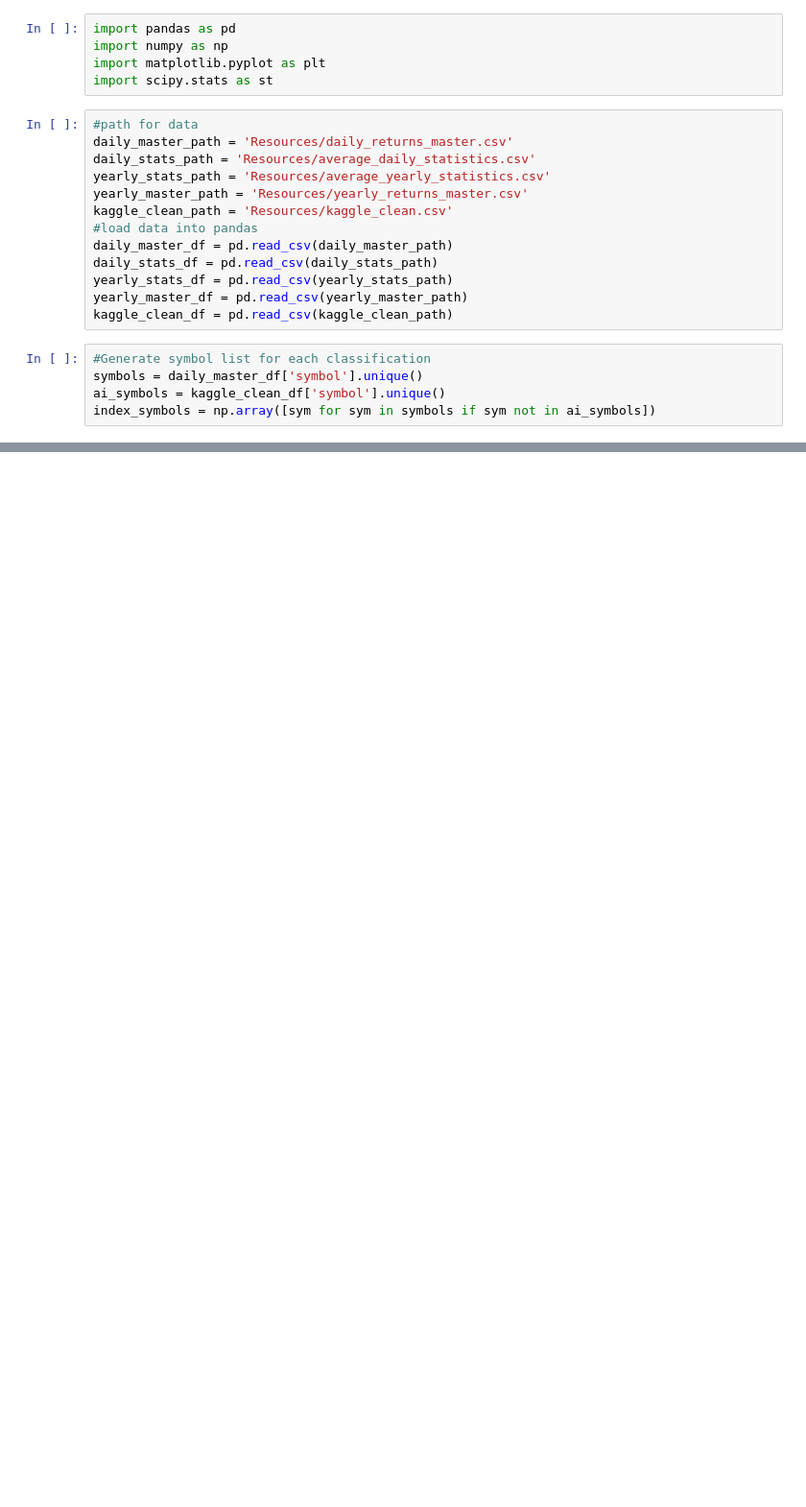
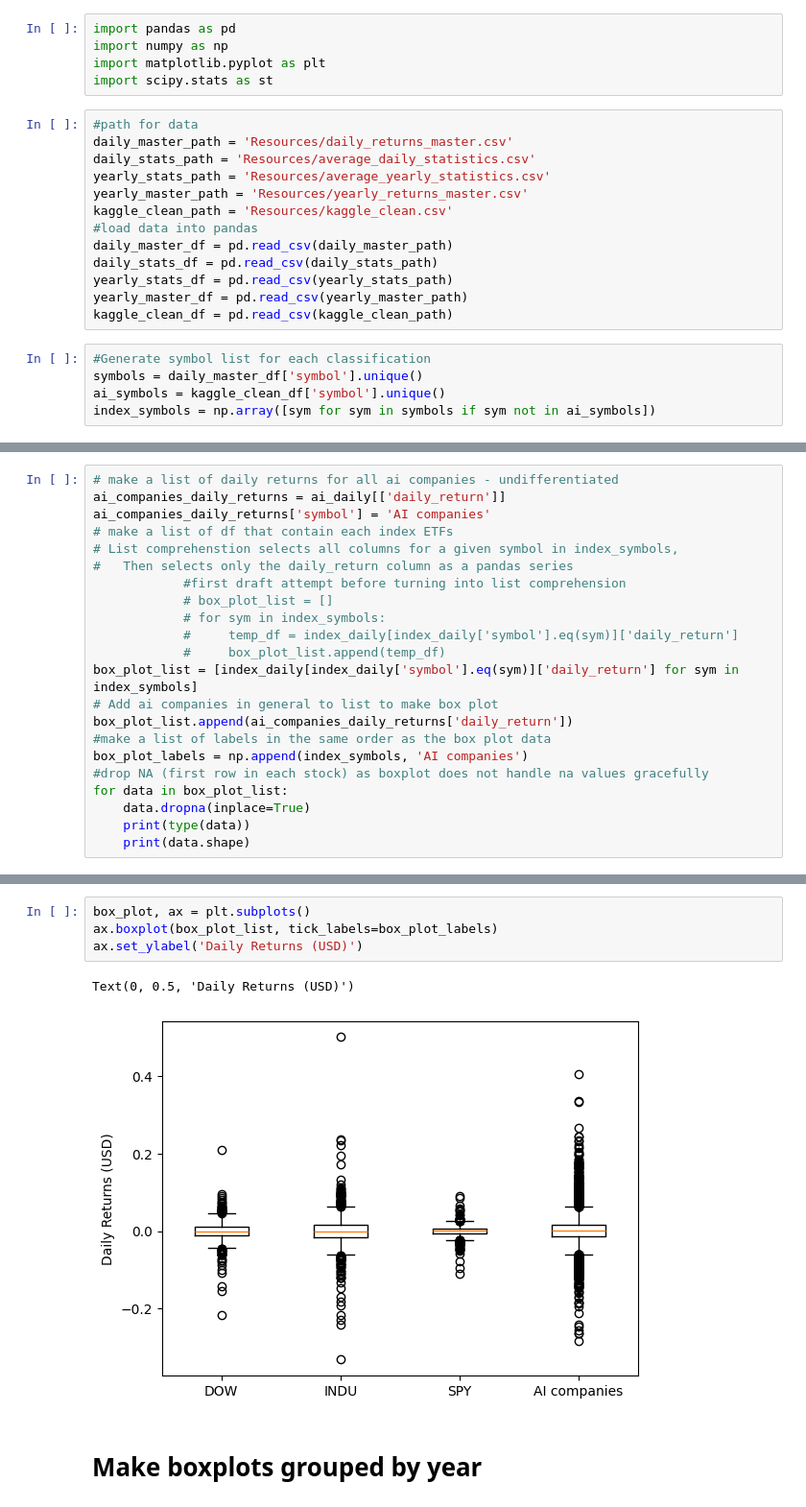
Before and after one commit to Nate-Sheibley/Top-10-AI-stocks-5y-overview, a Jupyter notebook: AIStocksProject/box_plts&anova_tests.ipynb, the cells around one changed output, grey strips where cells are left out. Shown at 96% size. Drawn from its saved outputs; the diff is of its cells as text; blank space fills up the shorter version.

Commit message:
box plot for all years complete, started per year

```diff
--- a/AIStocksProject/box_plts&anova_tests.ipynb
+++ b/AIStocksProject/box_plts&anova_tests.ipynb
@@ -43,0 +47,22 @@ fig, ax = plt.subplots()
+# %%
+# make a list of daily returns for all ai companies - undifferentiated
+ai_companies_daily_returns = ai_daily[['daily_return']]
+ai_companies_daily_returns['symbol'] = 'AI companies'
+# make a list of df that contain each index ETFs
+# List comprehenstion selects all columns for a given symbol in index_symbols,
+#   Then selects only the daily_return column as a pandas series
+            #first draft attempt before turning into list comprehension
+            # box_plot_list = []
+            # for sym in index_symbols:
+            #     temp_df = index_daily[index_daily['symbol'].eq(sym)]['daily_return']
+            #     box_plot_list.append(temp_df)
+box_plot_list = [index_daily[index_daily['symbol'].eq(sym)]['daily_return'] for sym in index_symbols]
+# Add ai companies in general to list to make box plot
+box_plot_list.append(ai_companies_daily_returns['daily_return'])
+#make a list of labels in the same order as the box plot data
+box_plot_labels = np.append(index_symbols, 'AI companies')
+#drop NA (first row in each stock) as boxplot does not handle na values gracefully
+for data in box_plot_list:
+    data.dropna(inplace=True)
+    print(type(data))
+    print(data.shape)
@@ -43,0 +87,9 @@ fig, ax = plt.subplots()
+# %%
+box_plot, ax = plt.subplots()
+ax.boxplot(box_plot_list, tick_labels=box_plot_labels)
+ax.set_ylabel('Daily Returns (USD)')
+# %% [output]
+Text(0, 0.5, 'Daily Returns (USD)')
+[figure, added]
+# %% [markdown]
+# Make boxplots grouped by year
```
Also changed, not shown: parts of 10 cells of this notebook.
